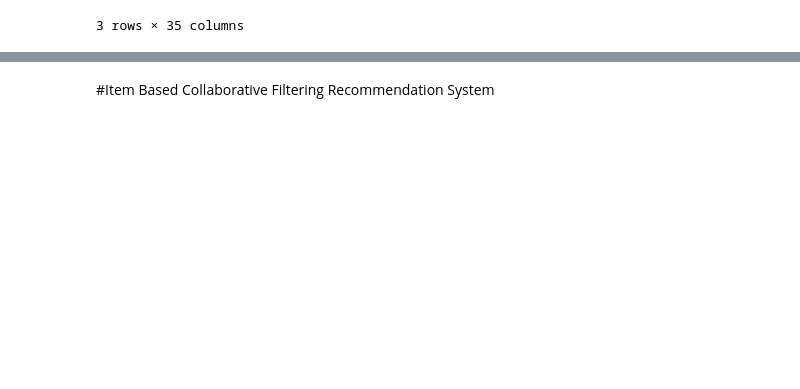
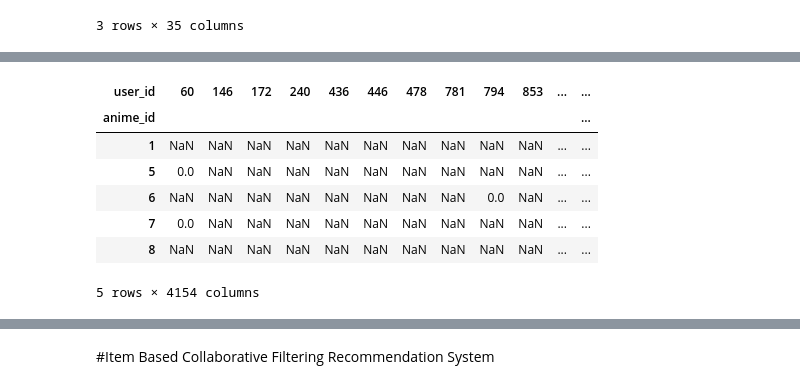
Before and after one commit to Tsuchikage/My-First-Data-Project-2, a Jupyter notebook: RecommendationSystem.ipynb, the cells around one changed output, grey strips where cells are left out. Cells and saved outputs as stored; diff of their text form; code cells hidden in the pictures; blank space fills up the shorter version.

```diff
--- a/RecommendationSystem.ipynb
+++ b/RecommendationSystem.ipynb
@@ -86,0 +94,5 @@ len(test_ratings)
+# %%
+# Удаление Duplicated Rows
+train_ratings = train_ratings.drop_duplicates()
+test_ratings = test_ratings.drop_duplicates()
+val_ratings = val_ratings.drop_duplicates()
@@ -86,0 +106,17 @@ len(test_ratings)
+# %%
+# Создание сводной таблицы (pivot table).
+# По горизонтали будут аниме, по вертикали - пользователи, значения - оценки
+user_item_matrix_train = train_ratings.pivot(index = 'anime_id', columns = 'user_id', values= 'rating')
+user_item_matrix_test = test_ratings.pivot(index = 'anime_id', columns = 'user_id', values= 'rating')
+user_item_matrix_val = val_ratings.pivot(index = 'anime_id', columns = 'user_id', values= 'rating')
+
+user_item_matrix_train.head()
+# %% [output]
+| user_id | 60 | 146 | 172 | 240 | 436 | 446 | 478 | 781 | 794 | 853 | ... | ... |
+| anime_id |  |  |  |  |  |  |  |  |  |  |  | ... |
+| 1 | NaN | NaN | NaN | NaN | NaN | NaN | NaN | NaN | NaN | NaN | ... | ... |
+| 5 | 0.0 | NaN | NaN | NaN | NaN | NaN | NaN | NaN | NaN | NaN | ... | ... |
+| 6 | NaN | NaN | NaN | NaN | NaN | NaN | NaN | NaN | 0.0 | NaN | ... | ... |
+| 7 | 0.0 | NaN | NaN | NaN | NaN | NaN | NaN | NaN | NaN | NaN | ... | ... |
+| 8 | NaN | NaN | NaN | NaN | NaN | NaN | NaN | NaN | NaN | NaN | ... | ... |
+5 rows × 4154 columns
```
Also changed, not shown: parts of 46 cells of this notebook.
